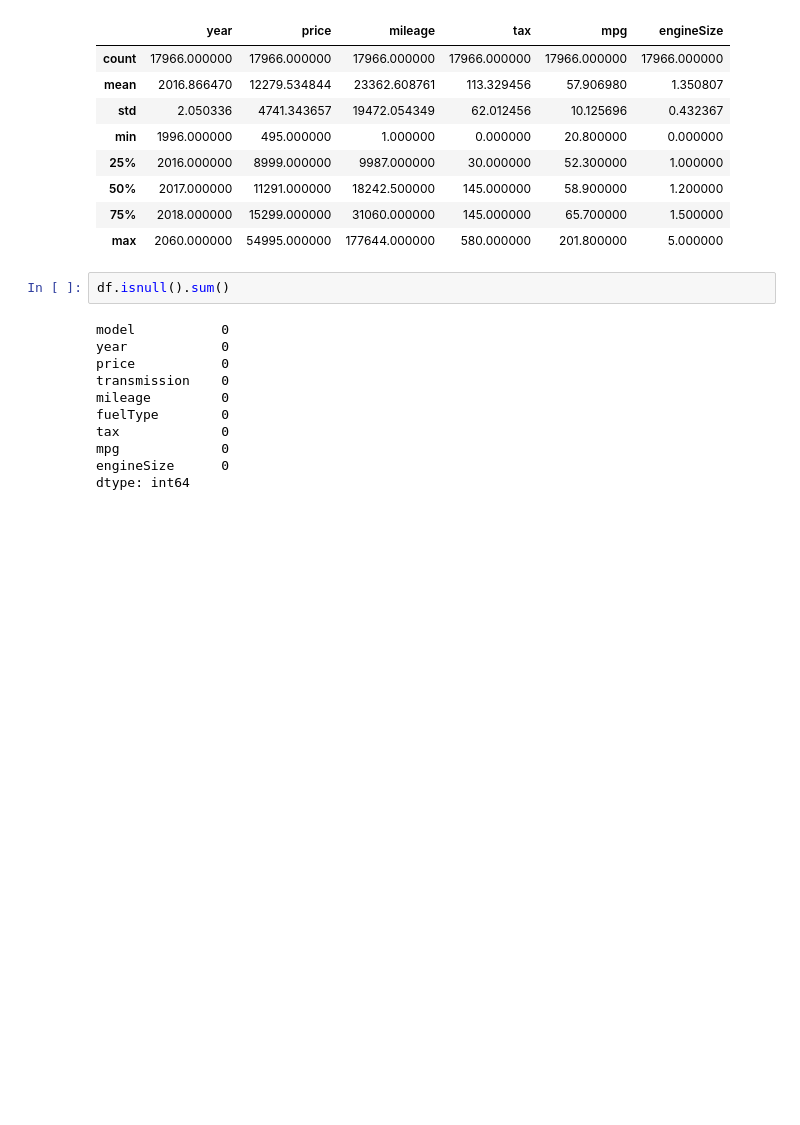
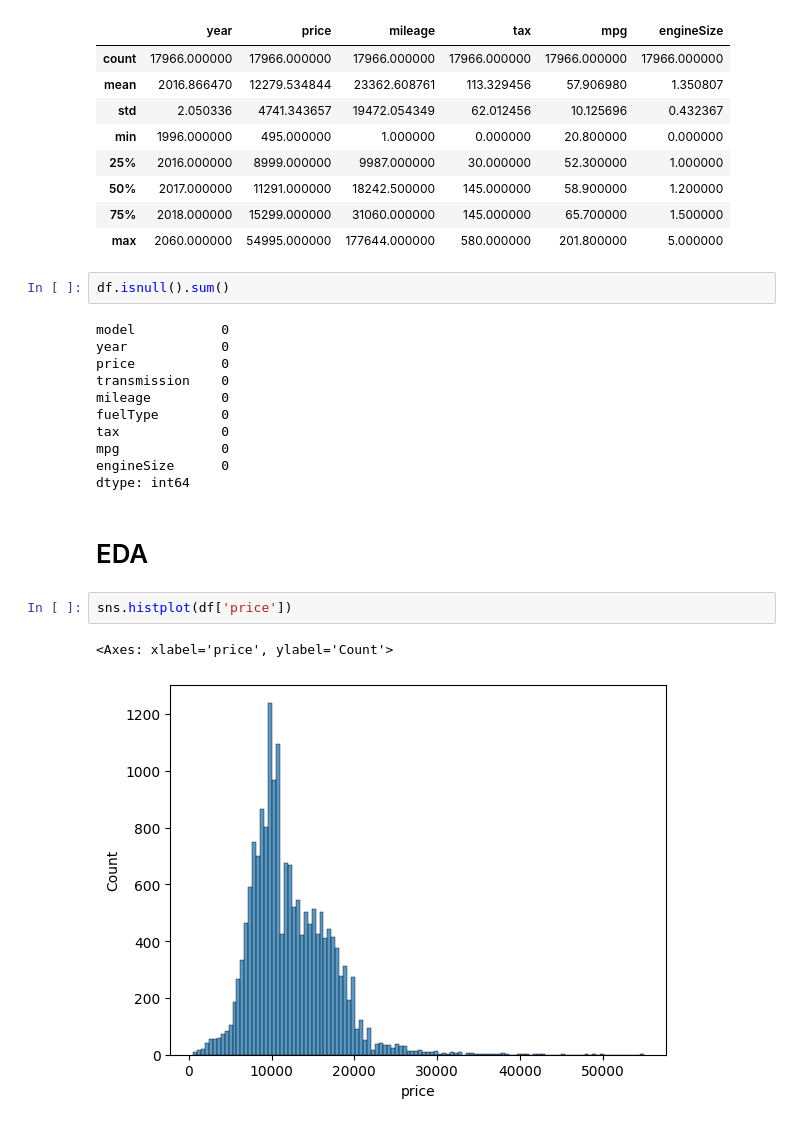
Before and after one commit to Vanshsharma3330/Practice_Model_Training_Car_Price_Prediction, a Jupyter notebook: car_price.ipynb, the cells around one changed output. Cells and saved outputs as stored; diff of their text form; blank space fills up the shorter version.

```diff
--- a/car_price.ipynb
+++ b/car_price.ipynb
@@ -67,3 +67,10 @@ tax             0
 mpg             0
 engineSize      0
 dtype: int64
+# %% [markdown]
+# EDA
+# %%
+sns.histplot(df['price'])
+# %% [output]
+<Axes: xlabel='price', ylabel='Count'>
+[figure, added]
```
Also changed, not shown: parts of 9 cells of this notebook.
